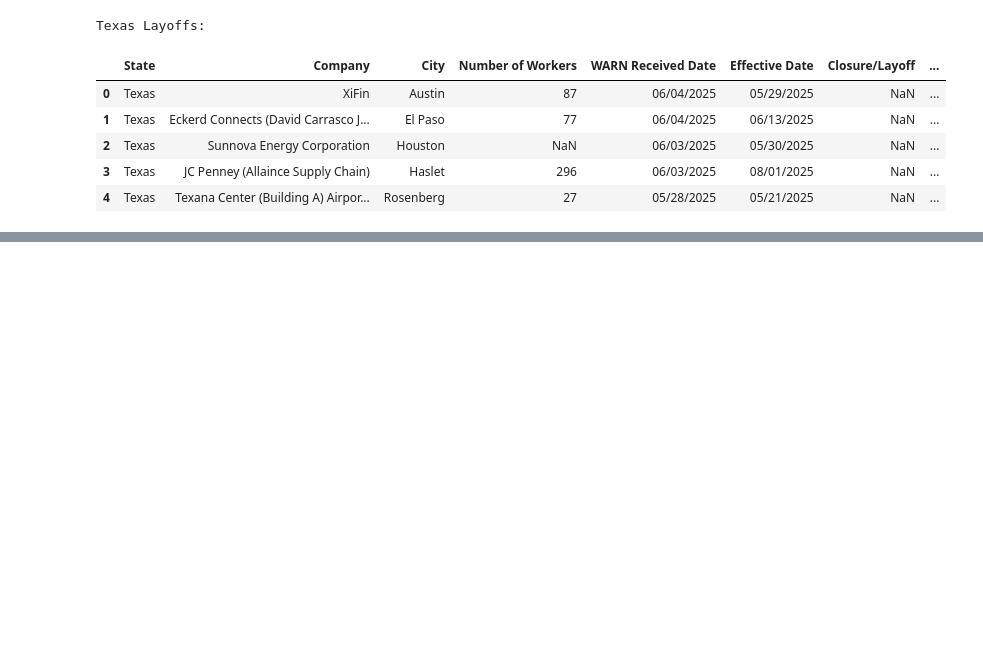
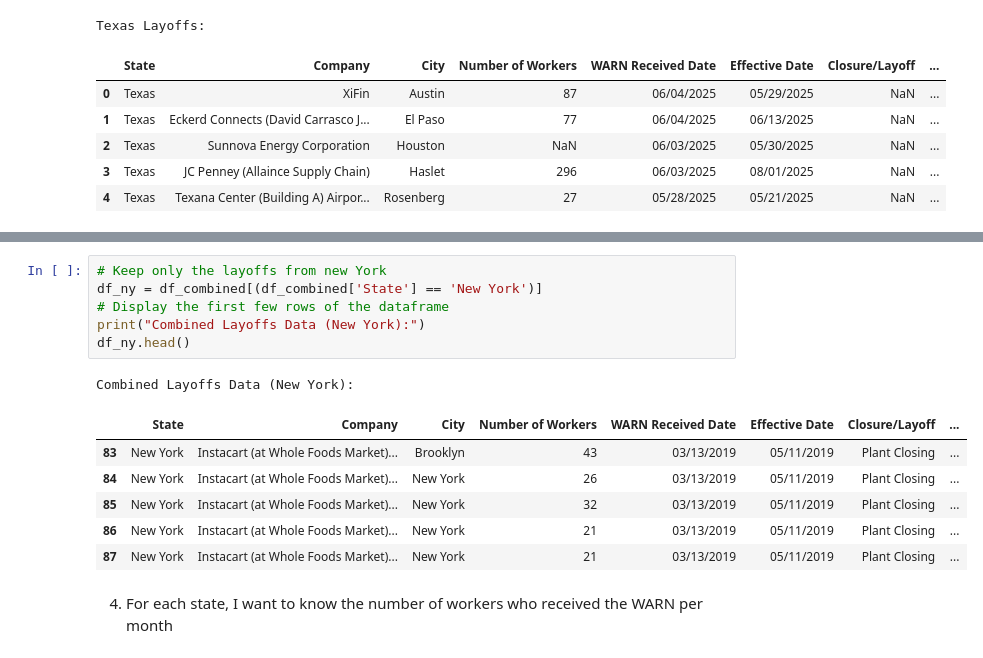
Before and after one commit to anna-peter/fd2p, a Jupyter notebook: python/layoff_second.ipynb, the cells around one changed output, grey strips where cells are left out. Cells and saved outputs as stored; diff of their text form; blank space fills up the shorter version.

```diff
--- a/python/layoff_second.ipynb
+++ b/python/layoff_second.ipynb
@@ -38,0 +78,16 @@ Texas Layoffs:
+# %%
+# Keep only the layoffs from new York
+df_ny = df_combined[(df_combined['State'] == 'New York')]
+# Display the first few rows of the dataframe
+print("Combined Layoffs Data (New York):")
+df_ny.head()
+# %% [output]
+Combined Layoffs Data (New York):
+|  | State | Company | City | Number of Workers | WARN Received Date | Effective Date | Closure/Layoff | ... |
+| 83 | New York | Instacart (at Whole Foods Market)... | Brooklyn | 43 | 03/13/2019 | 05/11/2019 | Plant Closing | ... |
+| 84 | New York | Instacart (at Whole Foods Market)... | New York | 26 | 03/13/2019 | 05/11/2019 | Plant Closing | ... |
+| 85 | New York | Instacart (at Whole Foods Market)... | New York | 32 | 03/13/2019 | 05/11/2019 | Plant Closing | ... |
+| 86 | New York | Instacart (at Whole Foods Market)... | New York | 21 | 03/13/2019 | 05/11/2019 | Plant Closing | ... |
+| 87 | New York | Instacart (at Whole Foods Market)... | New York | 21 | 03/13/2019 | 05/11/2019 | Plant Closing | ... |
+# %% [markdown]
+4) For each state, I want to know the number of workers who received the WARN per month
```
Also changed, not shown: parts of 7 cells of this notebook.
